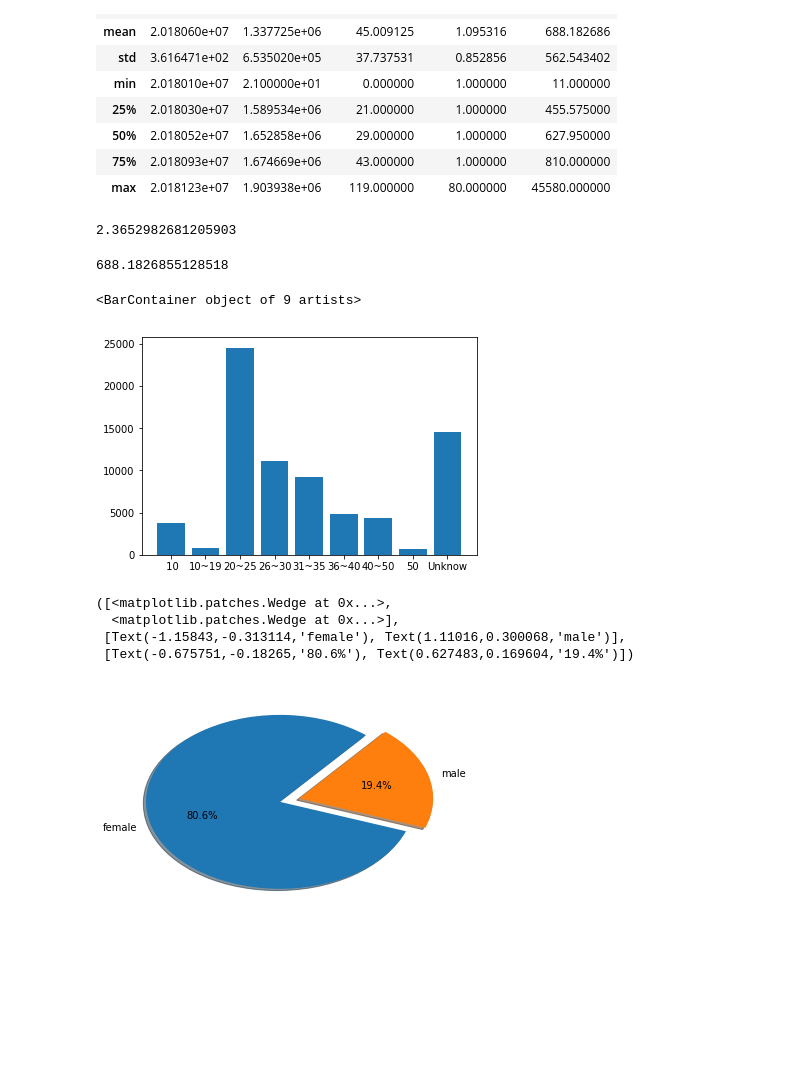
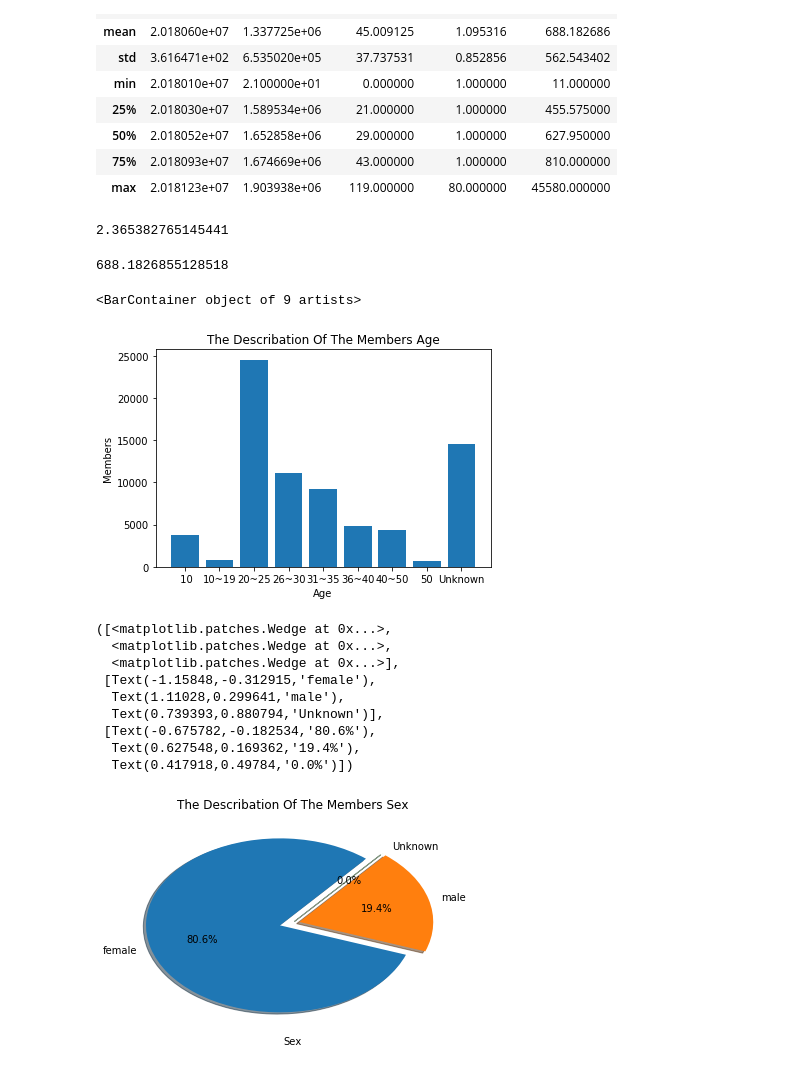
Before and after one commit to roydazhong/Perfume, a Jupyter notebook: perfume analyst.ipynb, the cells around one changed output. Drawn from its saved outputs; the diff is of its cells as text; code cells hidden in the pictures; blank space fills up the shorter version.

```diff
--- a/perfume analyst.ipynb
+++ b/perfume analyst.ipynb
@@ -6,5 +26,5 @@ import matplotlib as mpl
 # %%
 ##load the data
-df = pd.read_csv("CSVFile_2019-01-23T18_06_44.csv")
+df = pd.read_csv("CSVFile_2019-01-23T18_06_44.csv",encoding='GBK')
 df.head()
 # %% [output]
@@ -88,11 +107,13 @@ df_member.describe()
 | 50% | 2.018052e+07 | 1.652858e+06 | 29.000000 | 1.000000 | 627.950000 |
 | 75% | 2.018093e+07 | 1.674669e+06 | 43.000000 | 1.000000 | 810.000000 |
 | max | 2.018123e+07 | 1.903938e+06 | 119.000000 | 80.000000 | 45580.000000 |
+# %%
+df_member = df_member.fillna('Unknown') ## 数据体量较少，用未知代替空值，不丢失数据
 # %%
 ##用户购买次数平均
 df_member.MemberID.value_counts().mean()
 # %% [output]
-2.3652982681205903
+2.365382765145441
 # %%
 ##客单价
 df_member.AmountPortion.mean()
@@ -107,29 +128,38 @@ df_bar = df_bar.replace([31,32,33,34,35],'31~35')
 df_bar = df_bar.replace([36,37,38,39,40],'36~40')
 df_bar = df_bar.replace([40,41,42,43,44,45,46,47,48,49,50],'40~50')
 df_bar = df_bar.replace([51,52,53,54,55,56,57,58,59,60,61,62,63,64,65,66,67,68,69,70,73,75,76,78,81],'50')
-df_bar = df_bar.replace(119,'Unknow')
+df_bar = df_bar.replace(119,'Unknown')
 df_bar = df_bar.value_counts()
 
 df_bar = df_bar.sort_index()
 # %%
 labels   = df_bar.index.tolist()
 
 quants   = df_bar.values.tolist()
+plt.xlabel('Age')
+plt.ylabel('Members')
+plt.title('The Describation Of The Members Age')
 plt.bar(labels,quants)
 # %% [output]
 <BarContainer object of 9 artists>
-[figure, old version]
+[figure, new version]
 # %%
 df_pie = df_member.Sex.value_counts()
-labels=['female','male']
-explode=0.1,0.05
+labels=['female','male','Unknown']
+explode=0.1,0.05,0.05
+plt.title('The Describation Of The Members Sex')
 plt.pie(df_pie,explode=explode,labels=labels,autopct='%1.1f%%',shadow=True,startangle=50)
 # %% [output]
 ([<matplotlib.patches.Wedge at 0x...>,
+  <matplotlib.patches.Wedge at 0x...>,
   <matplotlib.patches.Wedge at 0x...>],
- [Text(-1.15843,-0.313114,'female'), Text(1.11016,0.300068,'male')],
- [Text(-0.675751,-0.18265,'80.6%'), Text(0.627483,0.169604,'19.4%')])
+ [Text(-1.15848,-0.312915,'female'),
+  Text(1.11028,0.299641,'male'),
+  Text(0.739393,0.880794,'Unknown')],
+ [Text(-0.675782,-0.182534,'80.6%'),
+  Text(0.627548,0.169362,'19.4%'),
+  Text(0.417918,0.49784,'0.0%')])
-[figure, old version]
+[figure, new version]
 # %%
 df_pie2 = df_member.ClassName_1.value_counts()
 df_pie2
```
Also changed, not shown: parts of 7 cells of this notebook.
